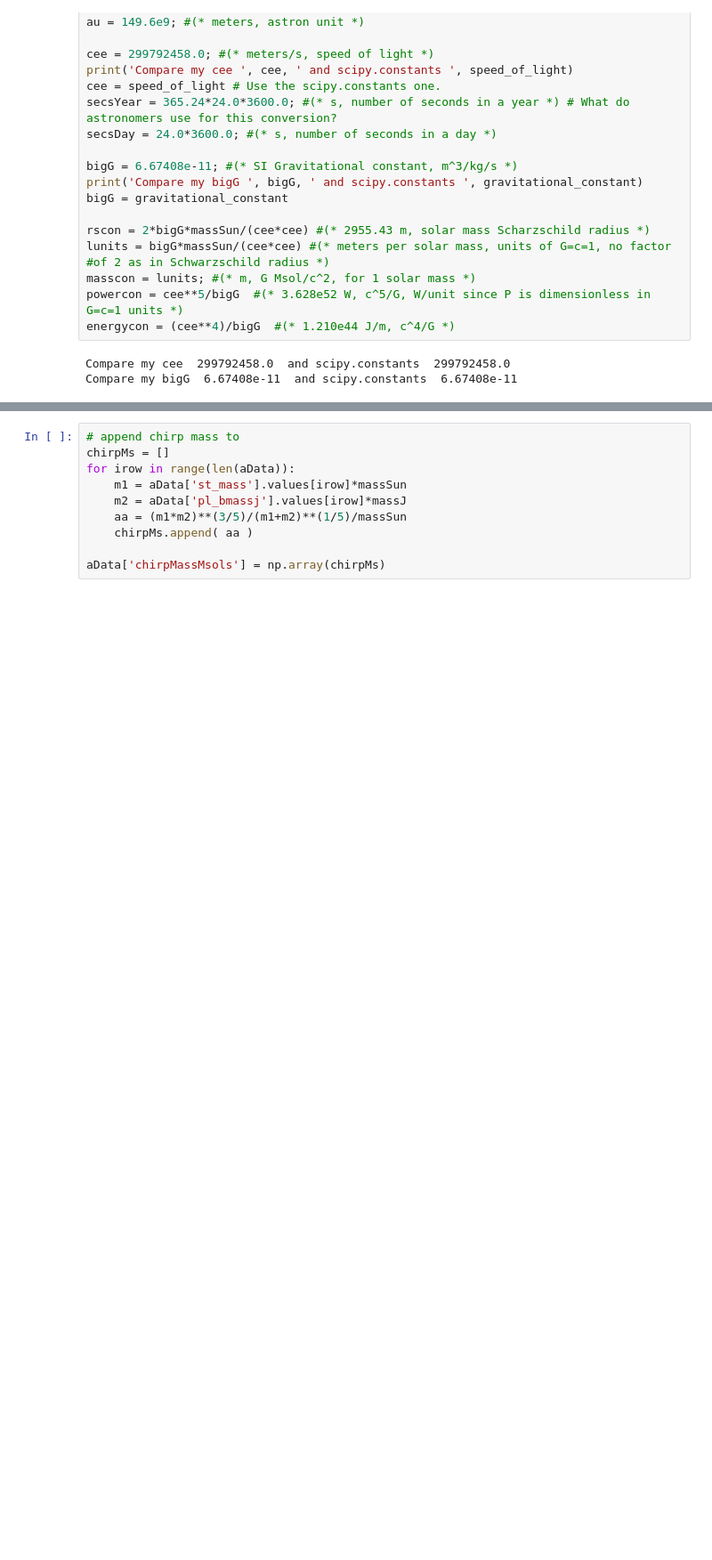
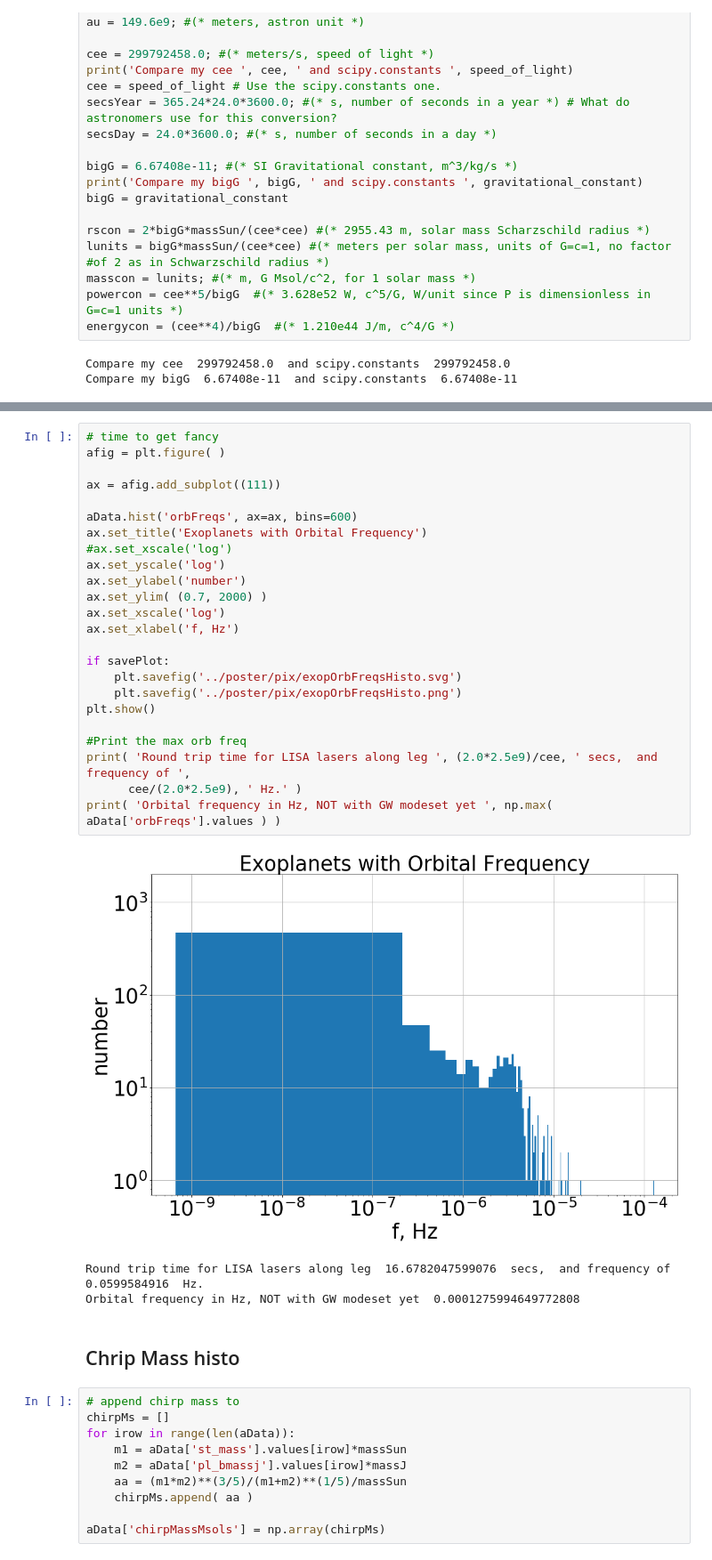
Before and after one commit to gabella/exoplanetsMath, a Jupyter notebook: python/PrettyPlotsGWStrainEtc.ipynb, the cells around one changed output, grey strips where cells are left out. Shown at 89% size. Drawn from its saved outputs; the diff is of its cells as text; blank space fills up the shorter version.

```diff
--- a/python/PrettyPlotsGWStrainEtc.ipynb
+++ b/python/PrettyPlotsGWStrainEtc.ipynb
@@ -332,3 +343,33 @@ Compare my bigG  6.67408e-11  and scipy.constants  6.67408e-11
+# %%
+# time to get fancy
+afig = plt.figure( )
+
+ax = afig.add_subplot((111))
+
+aData.hist('orbFreqs', ax=ax, bins=600)
+ax.set_title('Exoplanets with Orbital Frequency')
+#ax.set_xscale('log')
+ax.set_yscale('log')
+ax.set_ylabel('number')
+ax.set_ylim( (0.7, 2000) )
+ax.set_xscale('log')
+ax.set_xlabel('f, Hz')
+
+if savePlot:
+    plt.savefig('../poster/pix/exopOrbFreqsHisto.svg')
+    plt.savefig('../poster/pix/exopOrbFreqsHisto.png')
+plt.show()
+
+#Print the max orb freq
+print( 'Round trip time for LISA lasers along leg ', (2.0*2.5e9)/cee, ' secs,  and frequency of ',
+      cee/(2.0*2.5e9), ' Hz.' )
+print( 'Orbital frequency in Hz, NOT with GW modeset yet ', np.max( aData['orbFreqs'].values ) )
+# %% [output]
+[figure, added]
+Round trip time for LISA lasers along leg  16.6782047599076  secs,  and frequency of  0.0599584916  Hz.
+Orbital frequency in Hz, NOT with GW modeset yet  0.0001275994649772808
+# %% [markdown]
+## Chrip Mass histo
 # %%
 # append chirp mass to
 chirpMs = []
```
Also changed, not shown: parts of 3 cells of this notebook.
